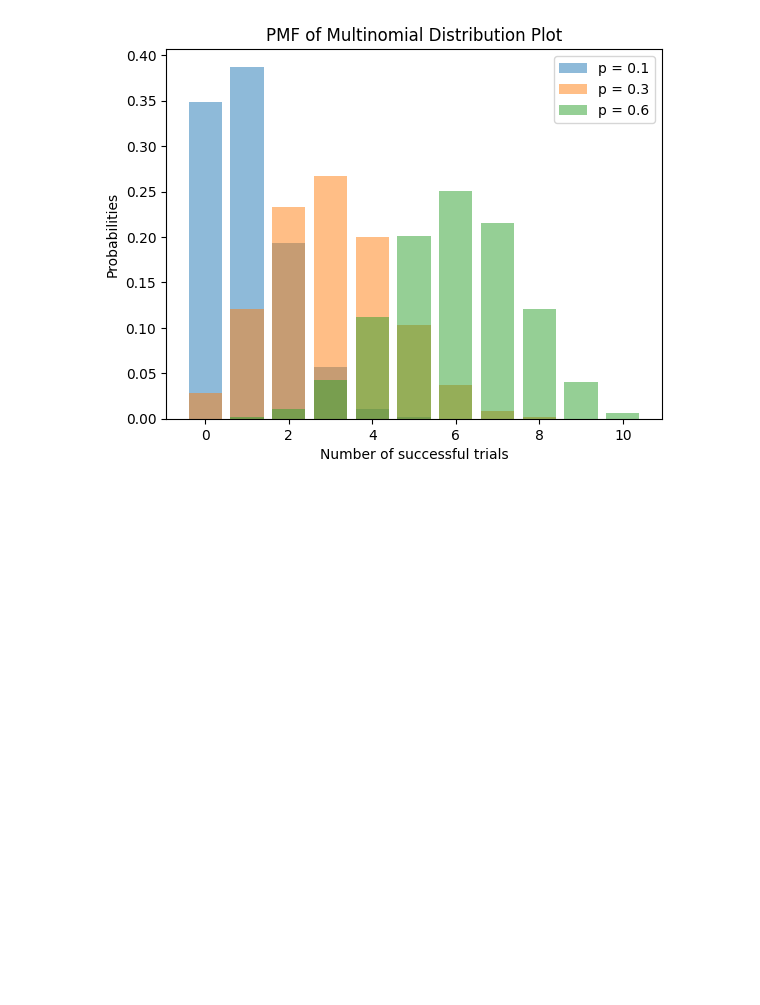
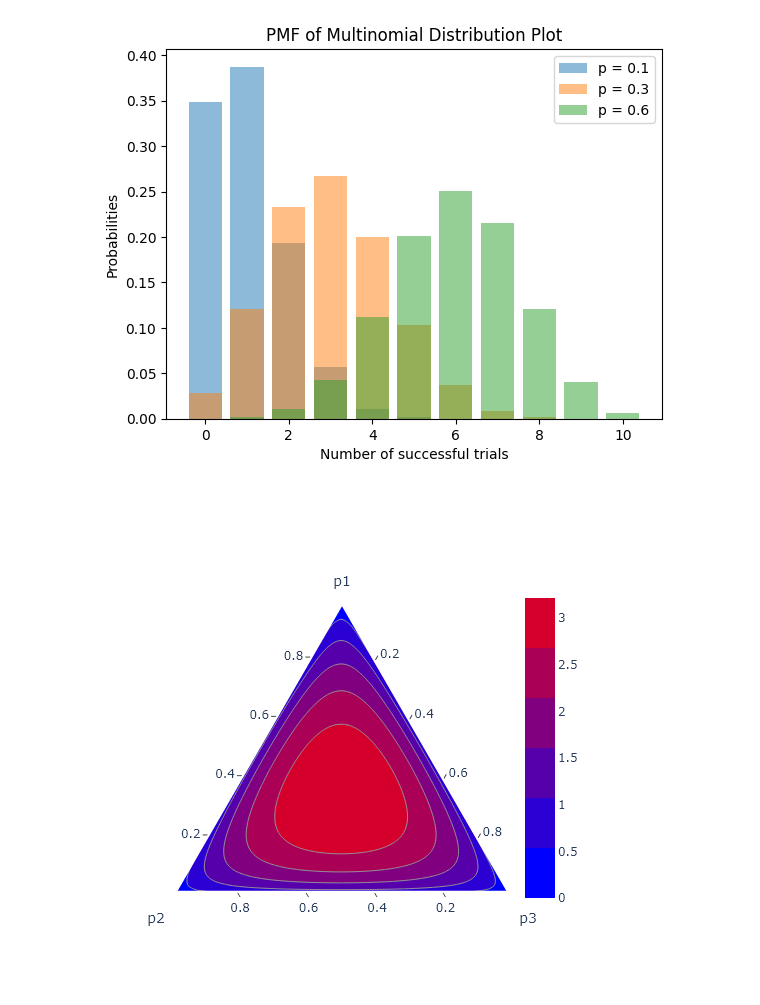
Before and after one commit to Lottotpk/STA365-assignment, a Jupyter notebook: Assignment 1.ipynb, the cells around one changed output. Saved outputs shown, nothing was run; the diff lists cells and outputs as text; code cells hidden in the pictures; blank space fills up the shorter version.

Commit message:
Fixed images not loaded

```diff
--- a/Assignment 1.ipynb
+++ b/Assignment 1.ipynb
@@ -128,29 +128,31 @@ plt.show()
 # %%
 import numpy as np
 from scipy import stats
 import plotly.figure_factory as ff
 import numpy as np
 
 # p1p2p3_scatter = stats.dirichlet(alpha=np.array([1.0, 1.0, 1.0])).rvs(size=100)
 p1 = np.linspace(0,1,100)
 p2 = 1-p1.copy()
 p_ = np.linspace(0,1,100)
 p1 = (p1[np.newaxis,:]*p_[:,np.newaxis]).flatten()
 p2 = (p2[np.newaxis,:]*p_[:,np.newaxis]).flatten()
 p3 = 1-p1-p2
 p = np.c_[p1,p2,p3]
 
 """Suppose the prior follows dirichlet distribution with alpha = (1.5, 1.5, 1.5)"""
 alpha_prior = np.array([1.5, 1.5, 1.5])  # Prior alpha values
 dirichlet_prior = stats.dirichlet(alpha=alpha_prior)
 
 
 fig = ff.create_ternary_contour(p.T, dirichlet_prior.pdf(p.T),
                                 pole_labels=['p1', 'p2', 'p3'],
                                 interp_mode='cartesian',
                                 showscale=True)
 
-fig
+fig.show("png")
+# %% [output]
+[figure, added]
 # %%
 """
     Then, the posterior distribution is also dirichlet distribution with alpha = (1.5 + x1, 1.5 + x2, 1.5 + x3), as derived in Q2
```
Also changed, not shown: parts of 2 cells of this notebook.
